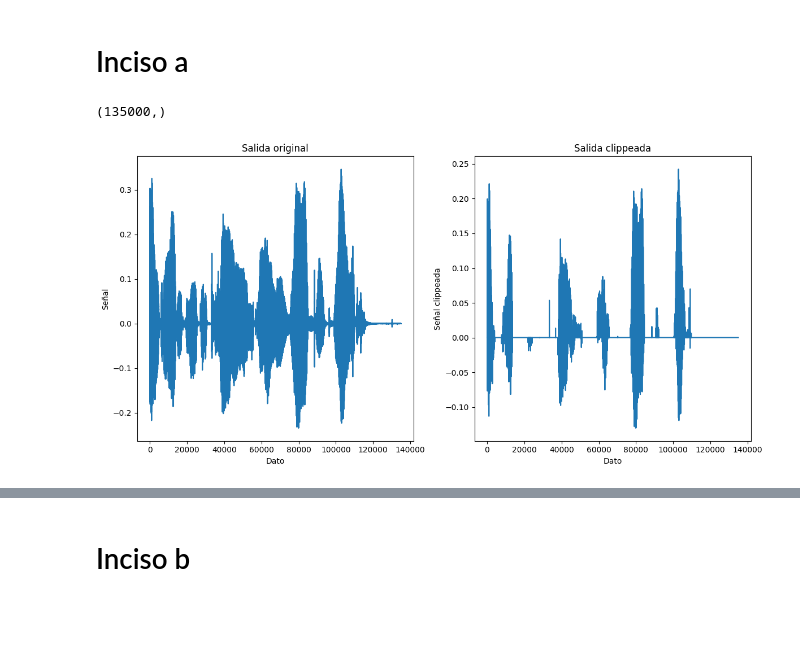
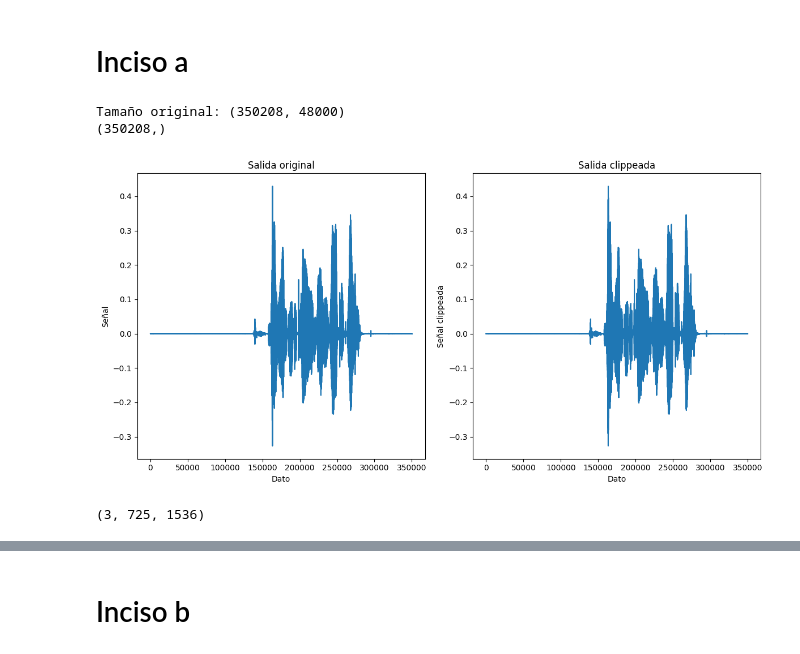
Before and after one commit to DayubMateo/PDS_2026_IIA, a Jupyter notebook: Unidad-2 PD Voz/PDS_TP_3.ipynb, the cells around one changed output, grey strips where cells are left out. Saved outputs shown, nothing was run; the diff lists cells and outputs as text; code cells hidden in the pictures; blank space fills up the shorter version.

```diff
--- a/Unidad-2 PD Voz/PDS_TP_3.ipynb
+++ b/Unidad-2 PD Voz/PDS_TP_3.ipynb
@@ -32,7 +32,7 @@ def agregar_ruido(x, SNR_dB):
     y = x + ruido
     return y
 
-def center_clipping(x, percentage=0.3):
+def center_clipping(x, percentage=0.):
     salida = np.zeros_like(x)
     c_norm = np.max(np.abs(x)) * percentage
     for i in range(len(x)):
@@ -48,7 +48,8 @@ def center_clipping(x, percentage=0.3):
     return salida
 
 fs, salida = wavfile.read("PDS_Datos_TP2/mic_F01_sa2.wav")
-salida = salida[165000:300000] # Para voz femenina
+print(f"Tamaño original: {len(salida), fs}")
+#salida = salida[165000:300000] # Para voz femenina
 #salida = salida[140000:315000] # Para voz masculina
 N = len(salida)
 print(salida.shape)
@@ -70,41 +71,69 @@ for i in range(len(salidas)):
    # Remoción media
    salidas[i] -= np.mean(salidas[i])
 
    # Pre-énfasis
-   salidas[i] = salidas[i][1:] - a * salidas[i][:-1]
+   #salidas[i] = salidas[i][1:] - a * salidas[i][:-1]
 
    # Perturbación
-   salidas[i] = salidas[i] + q * np.random.randn(len(salidas[i]))
+   #salidas[i] = salidas[i] + q * np.random.randn(len(salidas[i]))
 
-   # Ventana
-   ventana = np.hamming(len(salidas[i]))
-   salidas[i] = salidas[i] * ventana
-   salidas[i] /= np.max(np.abs(salidas[i]))
+   # VENTANA A CADA TRAMO, NO A LA SEÑAL COMPLETA
+   #ventana = np.hamming(len(salidas[i]))
+   #salidas[i] = salidas[i] * ventana
+   #salidas[i] /= np.max(np.abs(salidas[i]))
 
 # Aplicamos center clipping
 salidas = [center_clipping(salidas[0]), center_clipping(salidas[1]), center_clipping(salidas[2])]
 
 frecM = 48000
 
 plt.figure(figsize=(12,6))
 
 dom = np.arange(0,len(salida),1)
 plt.subplot(1,2,1)
 plt.title("Salida original")
 plt.xlabel("Dato")
 plt.ylabel("Señal")
 plt.plot(dom, salida)
 
 plt.subplot(1,2,2)
 plt.title("Salida clippeada")
 plt.xlabel("Dato")
 plt.ylabel("Señal clippeada")
 plt.plot(dom, center_clipping(salida))
 plt.tight_layout()
 plt.show()
 # %% [output]
-(135000,)
+Tamaño original: (350208, 48000)
+(350208,)
-[figure, old version]
+[figure, new version]
+# %%
+def obtener_tramos(seniales, duracion_ventana=1536, solapamiento=480, arranque=768):
+    tramos = [] # n_señales x
+    cant_tramos = (len(seniales[0]) - duracion_ventana)//solapamiento + 1
+    for i in range(len(seniales)):
+        tramos_i = []
+        for j in range(cant_tramos):
+            tramo = seniales[i][arranque + solapamiento * j : arranque + solapamiento * j + duracion_ventana]
+            if len(tramo) == duracion_ventana:
+                tramos_i.append(tramo)
+        tramos.append(tramos_i)
+    return np.array(tramos)
+
+tramos = obtener_tramos(salidas)
+
+# Ahora sí, por tramo aplicamos la ventana
+for i in range(tramos.shape[0]):
+    for j in range(tramos.shape[1]):
+        ventana = np.hamming(len(tramos[i,j,:]))
+        tramos[i,j,:] = tramos[i,j,:] * ventana
+        max_val = np.max(np.abs(tramos[i,j,:]))
+        if max_val > 1e-6:
+            tramos[i,j,:] /= max_val
+
+print(tramos.shape)
+# %% [output]
+(3, 725, 1536)
 # %%
 def autocorrelacion_pesada(x, tau, q):
     x_s = x.copy()
```
Also changed, not shown: parts of 13 cells of this notebook.
